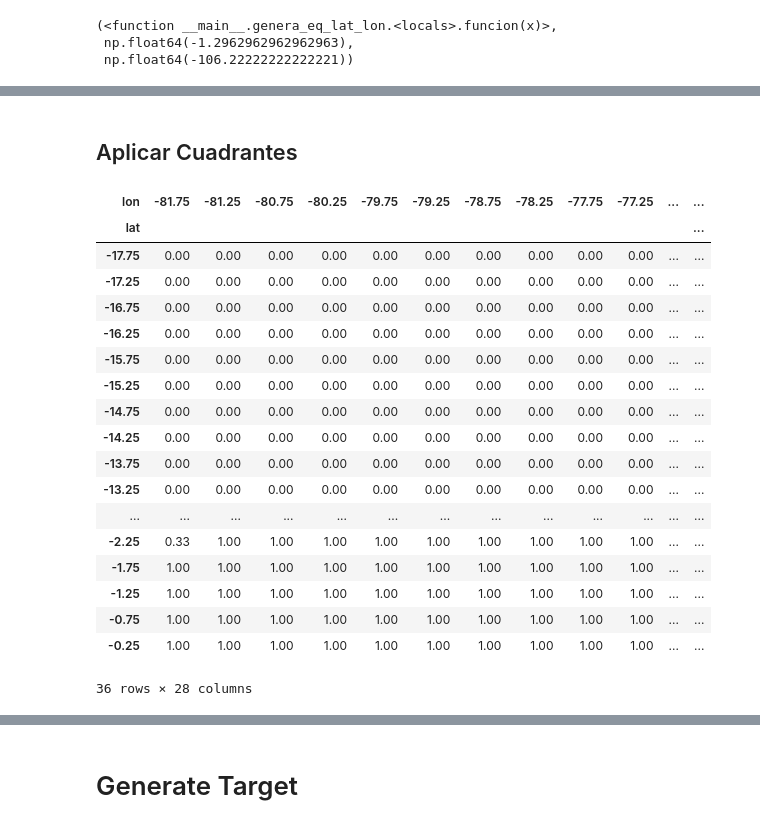
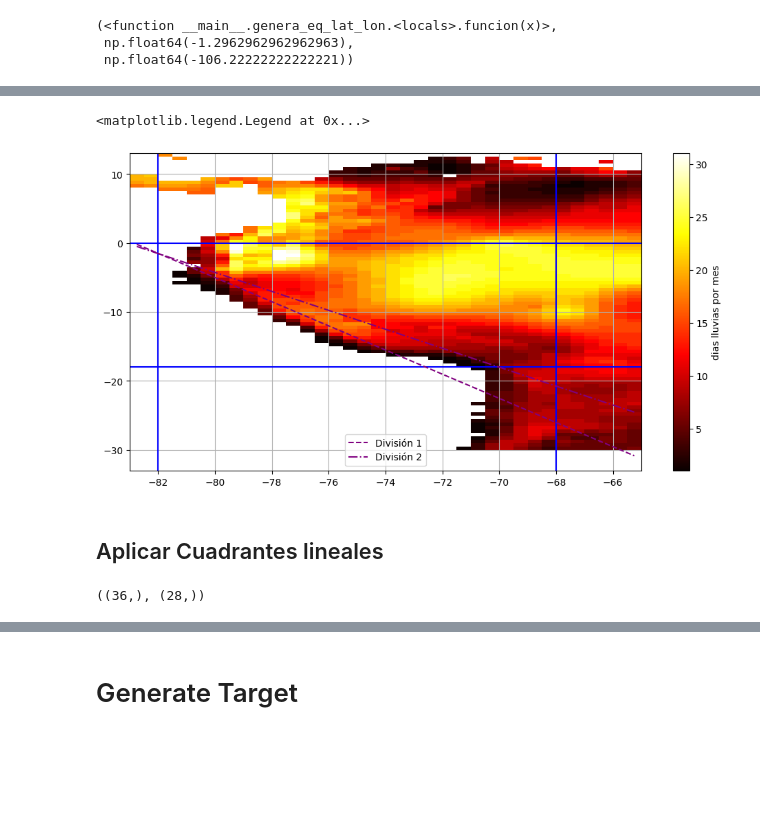
Before and after one commit to gabodabo-uno/DLA2501---Deep-Learning-Avanzado, a Jupyter notebook: Flood forecasting/3. Programas/02_Save_Gridded_TimeSeries.ipynb, the cells around one changed output, grey strips where cells are left out. Saved outputs shown, nothing was run; the diff lists cells and outputs as text; code cells hidden in the pictures; blank space fills up the shorter version.

```diff
--- a/Flood forecasting/3. Programas/02_Save_Gridded_TimeSeries.ipynb
+++ b/Flood forecasting/3. Programas/02_Save_Gridded_TimeSeries.ipynb
@@ -471,0 +484,30 @@ plt.legend()
+# %%
+ds_wet_peru_prueba2 = filtrar_por_lat_lon(ds_wet_peru_prueba, (-30, max_lat_LA), (min_lon_LA, -65))
+
+
+div_1 = fun_1(ds_wet_peru_prueba2['lon'].values)
+div_2 = fun_2(ds_wet_peru_prueba2['lon'].values)
+
+_lon_per, _lat_per = np.meshgrid(ds_wet_peru_prueba2['lon'].values,
+                                 ds_wet_peru_prueba2['lat'].values)
+_frs_peru = ds_wet_peru_prueba2['wet'].values[-1]
+
+plt.figure(figsize=(12, 6))
+plt.pcolormesh(_lon_per, _lat_per, _frs_peru, shading='auto', cmap='hot')
+plt.colorbar(label='dias lluvias por mes')
+plt.grid()
+
+# Superior Izquierdo
+plt.axvline(x = min_lon, color = 'b')
+plt.axhline(y = max_lat, color = 'b')
+
+# Inferior Derecho
+plt.axvline(x = max_lon, color = 'b')
+plt.axhline(y = min_lat, color = 'b')
+
+plt.plot(ds_wet_peru_prueba2['lon'].values, div_1, color='purple', linestyle='--',  label='División 1')
+plt.plot(ds_wet_peru_prueba2['lon'].values, div_2, color='purple', linestyle='-.', label='División 2')
+plt.legend()
+# %% [output]
+<matplotlib.legend.Legend at 0x...>
+[figure, added]
@@ -472,5 +517,9 @@ plt.legend()
 # %% [markdown]
-## Aplicar Cuadrantes
+## Aplicar Cuadrantes lineales
+# %%
+consol_df['lat'].value_counts().shape, consol_df['lon'].value_counts().shape
+# %% [output]
+((36,), (28,))
 # %%
 casos = [
     consol_df['lat'] <= fun_1(consol_df['lon']), # Costa
@@ -482,25 +538 @@ consol_df['Cuadrante'] = np.select(casos, resultados, default=1) # El default es
-# %%
-consol_df[consol_df['CODMES']==consol_df['CODMES'].max()]\
-    .sort_values(by=['lat', 'lon'], ascending=True)\
-    .pivot(index='lat', columns='lon', values='Cuadrante')
-# %% [output]
-| lon | -81.75 | -81.25 | -80.75 | -80.25 | -79.75 | -79.25 | -78.75 | -78.25 | -77.75 | -77.25 | ... | ... |
-| lat |  |  |  |  |  |  |  |  |  |  |  | ... |
-| -17.75 | 0.00 | 0.00 | 0.00 | 0.00 | 0.00 | 0.00 | 0.00 | 0.00 | 0.00 | 0.00 | ... | ... |
-| -17.25 | 0.00 | 0.00 | 0.00 | 0.00 | 0.00 | 0.00 | 0.00 | 0.00 | 0.00 | 0.00 | ... | ... |
-| -16.75 | 0.00 | 0.00 | 0.00 | 0.00 | 0.00 | 0.00 | 0.00 | 0.00 | 0.00 | 0.00 | ... | ... |
-| -16.25 | 0.00 | 0.00 | 0.00 | 0.00 | 0.00 | 0.00 | 0.00 | 0.00 | 0.00 | 0.00 | ... | ... |
-| -15.75 | 0.00 | 0.00 | 0.00 | 0.00 | 0.00 | 0.00 | 0.00 | 0.00 | 0.00 | 0.00 | ... | ... |
-| -15.25 | 0.00 | 0.00 | 0.00 | 0.00 | 0.00 | 0.00 | 0.00 | 0.00 | 0.00 | 0.00 | ... | ... |
-| -14.75 | 0.00 | 0.00 | 0.00 | 0.00 | 0.00 | 0.00 | 0.00 | 0.00 | 0.00 | 0.00 | ... | ... |
-| -14.25 | 0.00 | 0.00 | 0.00 | 0.00 | 0.00 | 0.00 | 0.00 | 0.00 | 0.00 | 0.00 | ... | ... |
-| -13.75 | 0.00 | 0.00 | 0.00 | 0.00 | 0.00 | 0.00 | 0.00 | 0.00 | 0.00 | 0.00 | ... | ... |
-| -13.25 | 0.00 | 0.00 | 0.00 | 0.00 | 0.00 | 0.00 | 0.00 | 0.00 | 0.00 | 0.00 | ... | ... |
-| ... | ... | ... | ... | ... | ... | ... | ... | ... | ... | ... | ... | ... |
-| -2.25 | 0.33 | 1.00 | 1.00 | 1.00 | 1.00 | 1.00 | 1.00 | 1.00 | 1.00 | 1.00 | ... | ... |
-| -1.75 | 1.00 | 1.00 | 1.00 | 1.00 | 1.00 | 1.00 | 1.00 | 1.00 | 1.00 | 1.00 | ... | ... |
-| -1.25 | 1.00 | 1.00 | 1.00 | 1.00 | 1.00 | 1.00 | 1.00 | 1.00 | 1.00 | 1.00 | ... | ... |
-| -0.75 | 1.00 | 1.00 | 1.00 | 1.00 | 1.00 | 1.00 | 1.00 | 1.00 | 1.00 | 1.00 | ... | ... |
-| -0.25 | 1.00 | 1.00 | 1.00 | 1.00 | 1.00 | 1.00 | 1.00 | 1.00 | 1.00 | 1.00 | ... | ... |
-36 rows × 28 columns
 # %%
```
Also changed, not shown: parts of 19 cells of this notebook, 1 other file.
